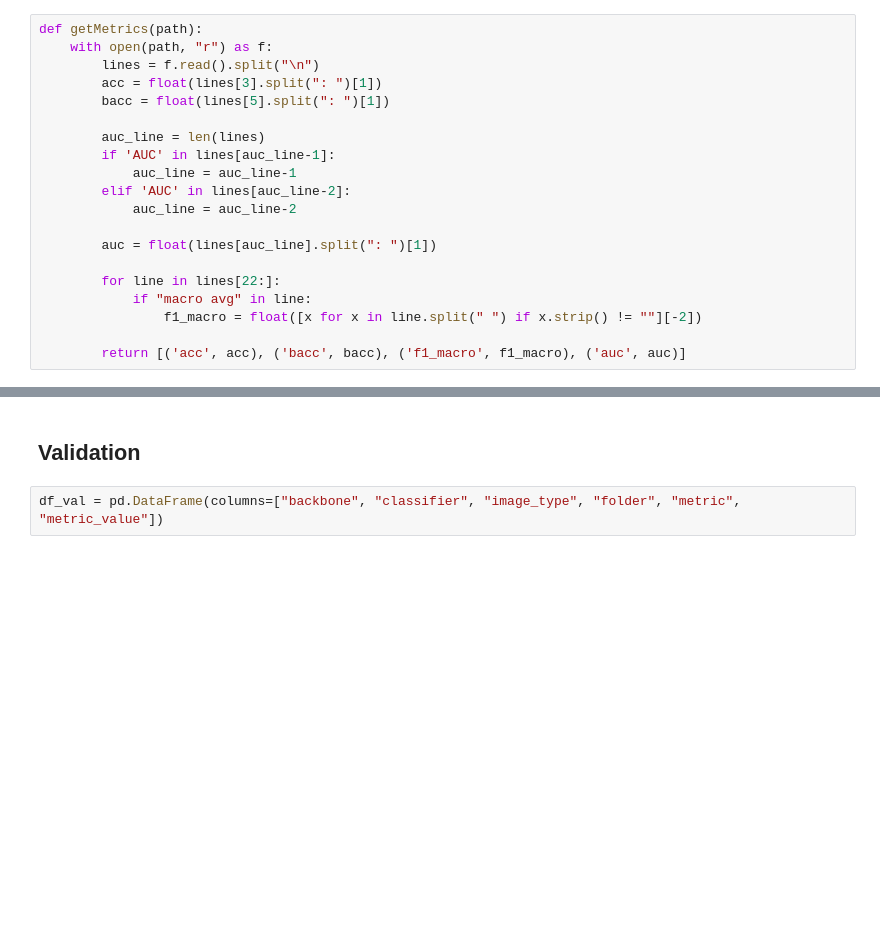
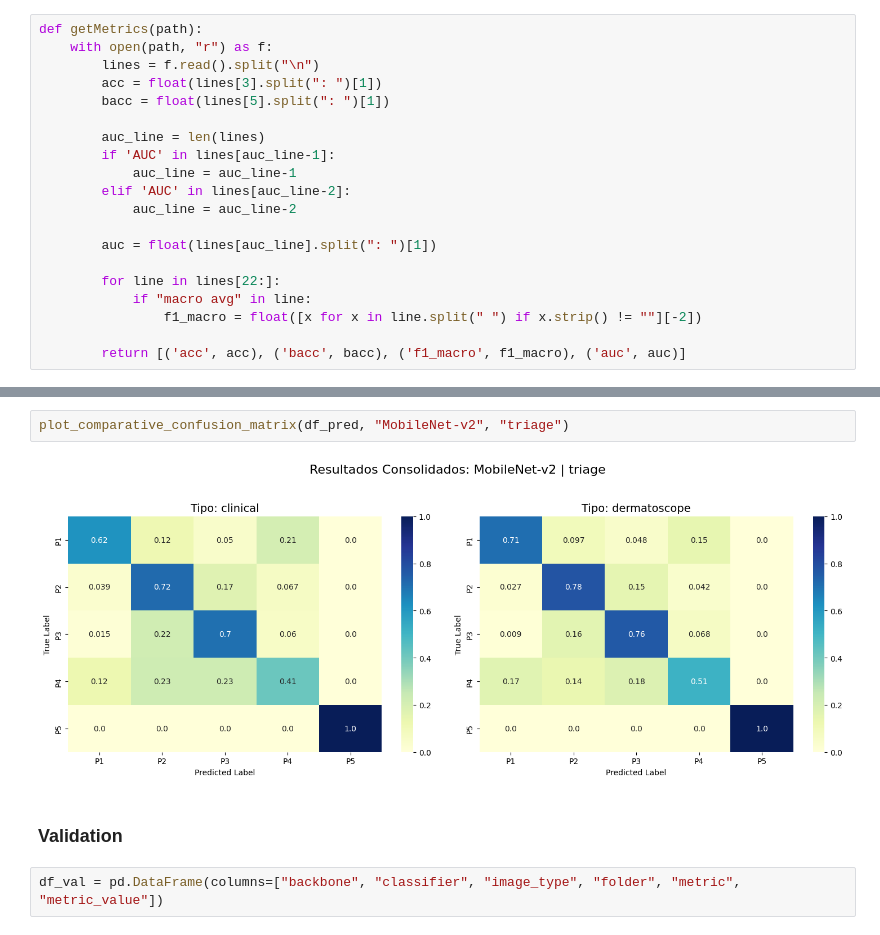
Before and after one commit to e-magesk/pipeline-IA-TCC, a Jupyter notebook: postprocess/postprocess_results.ipynb, the cells around one changed output, grey strips where cells are left out. Cells and saved outputs as stored; diff of their text form; blank space fills up the shorter version.

```diff
--- a/postprocess/postprocess_results.ipynb
+++ b/postprocess/postprocess_results.ipynb
@@ -179,5 +349,9 @@ Arquivo salvo com sucesso em: tabelas_overleaf.txt
+# %%
+plot_comparative_confusion_matrix(df_pred, "MobileNet-v2", "triage")
+# %% [output]
+[figure, added]
 # %% [markdown]
-## Validation
+### Validation
 # %%
 df_val = pd.DataFrame(columns=["backbone", "classifier", "image_type", "folder", "metric", "metric_value"])
 # %%
```
Also changed, not shown: parts of 23 cells of this notebook, 21 other files.
